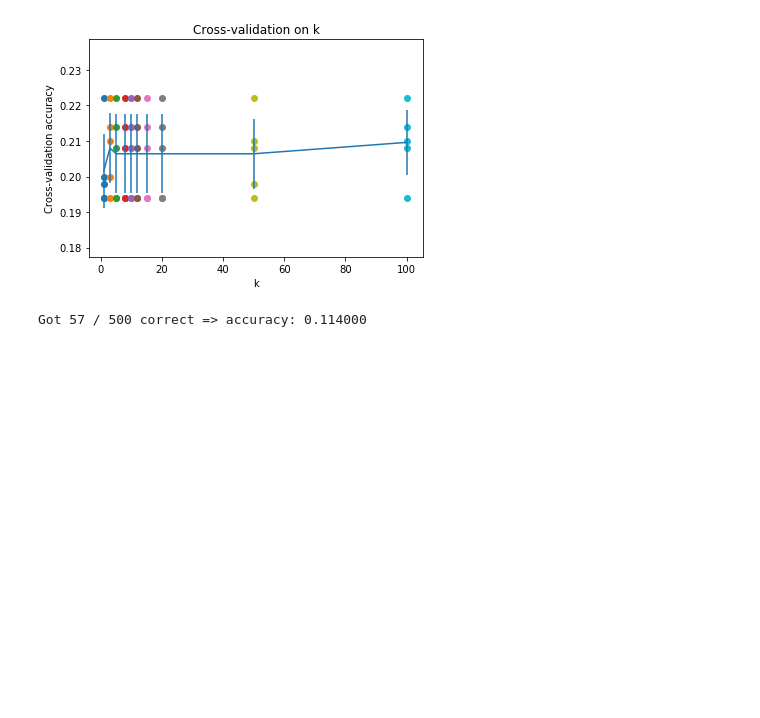
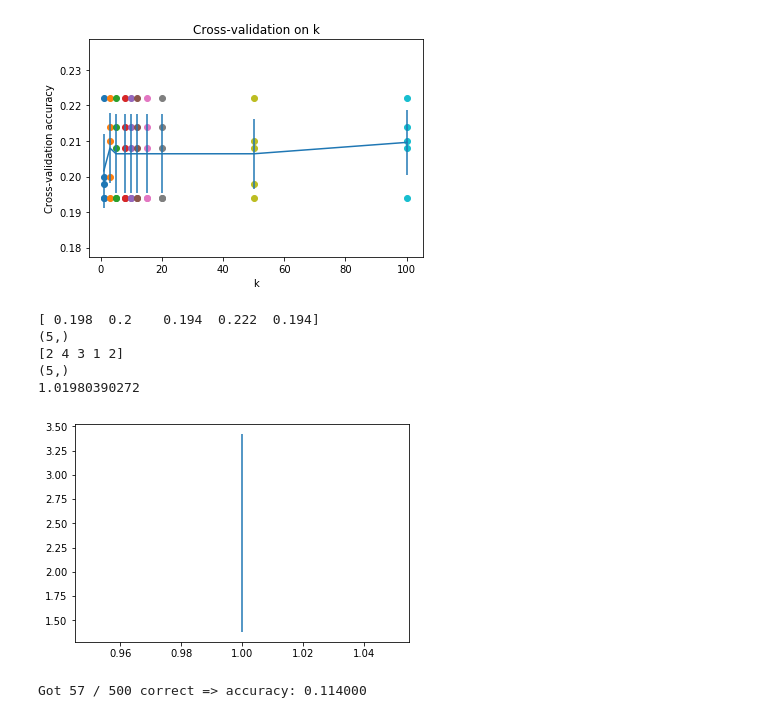
Before and after one commit to PanXiebit/cs231n, a Jupyter notebook: assignment1/knn_learning.ipynb, the cells around one changed output. Saved outputs shown, nothing was run; the diff lists cells and outputs as text; code cells hidden in the pictures; blank space fills up the shorter version.

```diff
--- a/assignment1/knn_learning.ipynb
+++ b/assignment1/knn_learning.ipynb
@@ -405,6 +405,41 @@ plt.ylabel('Cross-validation accuracy')
 plt.show()
 # %% [output]
 [figure]
+# %%
+# 绘制误差棒图 plt.errorbar
+# 误差棒是以被测量的算术平均值为中点，在表示测量值大小的方向上画出的一个线段，线段长度的一半等于（标准或扩展）不确定度。
+# 它表示被测量以某一概率（68%或95%）落在棒上。
+
+k = 1
+accuracy_1 = np.array(k_to_accuracies[k])
+print(accuracy_1)
+print(accuracy_1.shape)
+
+X= np.random.randint(1,5,5)
+print(X)
+print(X.shape)
+
+# accuracy_k_mean = np.mean(accuracy_1)
+# print(accuracy_k_mean)
+# accuracy_k_std = np.std(accuracy_1,axis=1)
+# print(accuracies_std)                   #??????????????????????????????????????????????
+# plt.errorbar(k,accuracy_k_mean,accuracies_std,fmt='-o')
+
+X_mean = np.mean(X)
+X_std = np.std(X)
+print(X_std)
+plt.errorbar(1,X_mean,X_std)
+
+
+
+plt.show()
+# %% [output]
+[ 0.198  0.2    0.194  0.222  0.194]
+(5,)
+[2 4 3 1 2]
+(5,)
+1.01980390272
+[figure, added]
 # %%
 best_k = 100
 
```
Also changed, not shown: parts of 1 cell of this notebook, 9 other files.
